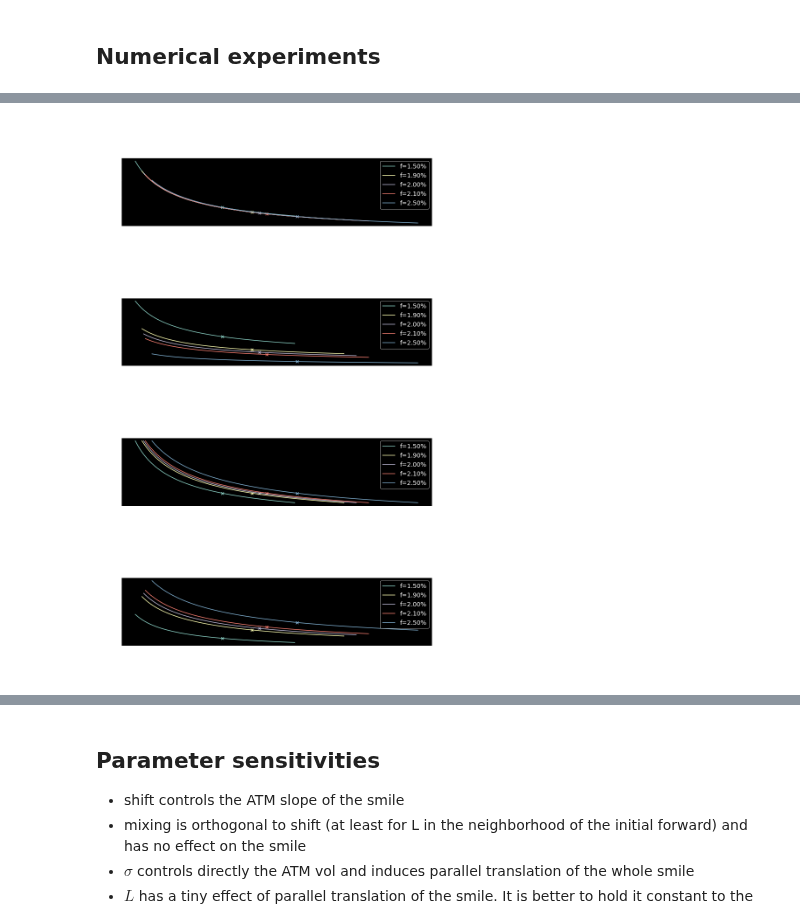
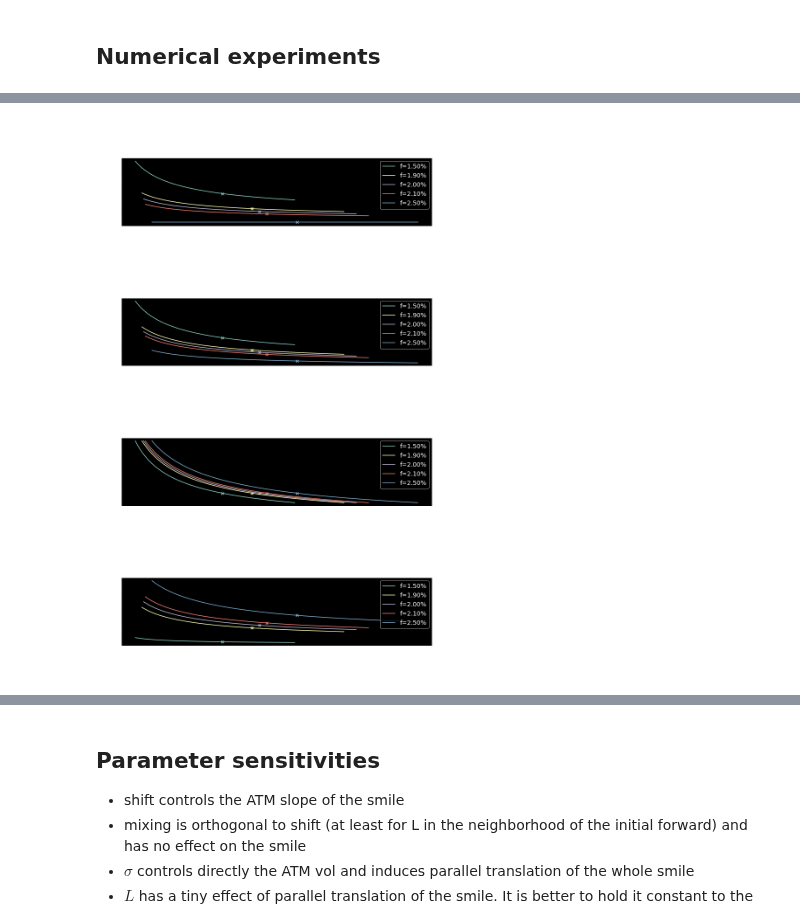
Before and after one commit to sauxpa/Quant, a Jupyter notebook: volmodels_examples/displaced_lognormal.ipynb, the cells around one changed output, grey strips where cells are left out. Saved outputs shown, nothing was run; the diff lists cells and outputs as text; code cells hidden in the pictures.

```diff
--- a/volmodels_examples/displaced_lognormal.ipynb
+++ b/volmodels_examples/displaced_lognormal.ipynb
@@ -125,7 +140,7 @@ plt.show()
 xlabel = 'logmoneyness\n\n'
 ylabel = 'pdf'
 
-T_expiries = [1, 5, 10, 20]
+T_expiries = [1.0, 5.0, 10.0, 20.0]
 
 fig, axes = plt.subplots(nrows=4, ncols=1)
 
@@ -136,21 +151,23 @@ plt.suptitle(r'$f$={:.2%}'.format(Model_LN.f)+', ' +\
              r'$L$={:}'.format(Model_LN.L)+', '+\
              r'ATM(LN)={:.2%}'.format(Model_LN.ATM))
 
+
 for i, ax in enumerate(axes):
     T_expiry = T_expiries[i]
     Model_LN.T_expiry = T_expiry
+    Model_N.T_expiry = T_expiry
 
     x_grid = Model_LN.logmoneyness_grid
-    #x_grid = Model_LN.strike_grid
 
     pdf_LN = list(Model_LN.pdf_curve.values())
+    pdf_N = list(Model_N.pdf_curve.values())
 
     ax.plot(x_grid, pdf_LN, label='LN')
+    ax.plot(x_grid, pdf_N, label='N')
 
     ax.set_xlabel(xlabel)
     ax.set_ylabel(ylabel)
     ax.legend(loc='upper right')
-
     ax.set_title(r'expiry={}y'.format(T_expiry))
 
 plt.subplots_adjust(hspace=0.4)
@@ -177,10 +215,10 @@ sigma = 50*ONE_PCT
 L = f
 
 mixings = [
-    0.5*(1+shift),
-    0.5*shift,
-    1,
-    1.2,
+    0.0,
+    0.5,
+    1.0,
+    1.5
 ]
 
 f_shocks = [
@@ -189,40 +227,40 @@ f_shocks = [
     0,
     10*ONE_BP,
     50*ONE_BP
 ]
 
-Model_LN = SLN_adjustable_backbone_LN(sigma=sigma,
-                                      shift=shift,
-                                      mixing=mixing,
-                                      L=L,
-                                      f=f,
-                                      n_strikes=N_STRIKES,
-                                      logmoneyness_lo=-1.5,
-                                      logmoneyness_hi=0.5,
-                                     )
+Model_LN = SLN_adjustable_backbone_local_vol_LN(sigma=sigma,
+                                                shift=shift,
+                                                mixing=mixing,
+                                                L=L,
+                                                f=f,
+                                                n_strikes=N_STRIKES,
+                                                logmoneyness_lo=-1.5,
+                                                logmoneyness_hi=0.5,
+                                               )
 
 fig, axes = plt.subplots(nrows=4, ncols=1)
 
 for i, ax in enumerate(axes):
     mixing = mixings[i]
     Model_LN.mixing= mixing
     for f_shock in f_shocks:
         Model_LN.f = f+f_shock
         smile = list(Model_LN.smile.values())
         label = 'f={:.2%}'.format(f+f_shock)
         ax.plot(Model_LN.strike_grid, smile, label=label)
         ax.scatter([Model_LN.f], [Model_LN.ATM], marker='x')
 
         ax.set_xlabel(xlabel)
         ax.set_ylabel(ylabel)
         ax.legend(loc='upper right')
         ax.xaxis.set_major_formatter(FuncFormatter(lambda x, _: '{:.0%}'.format(x)))
         ax.set_title('{}\n'.format(Model_LN.vol_type)\
                      +r'$shift$={}'.format(Model_LN.shift)+'\n'\
                      +r'mixing={}'.format(Model_LN.mixing)+'\n',\
                     )
 
 plt.tight_layout()
 plt.show()
 # %% [output]
-[figure, old version]
+[figure, new version]
```
Also changed, not shown: parts of 7 cells of this notebook.
